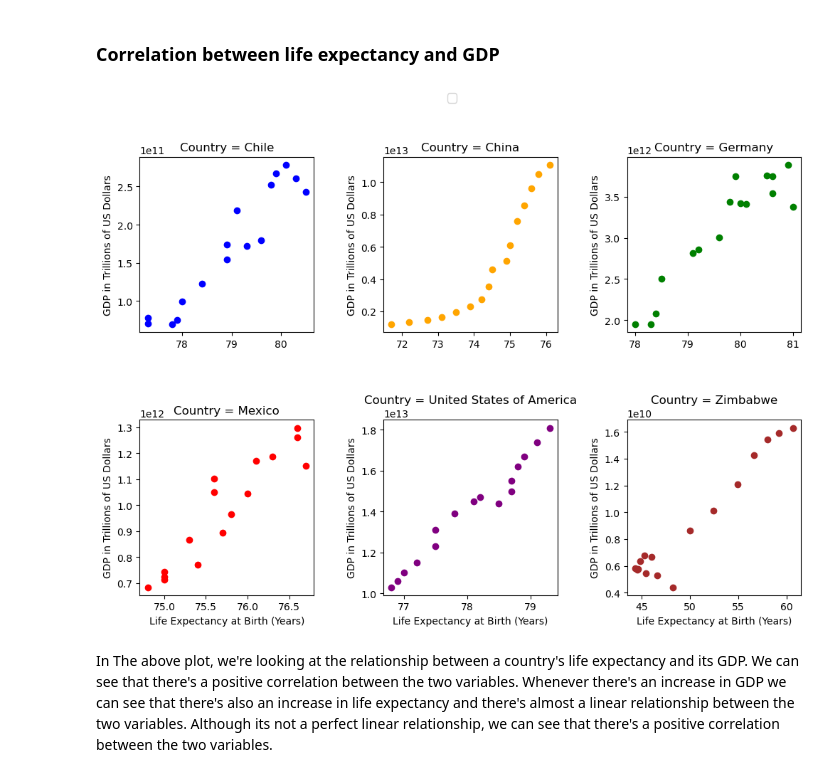
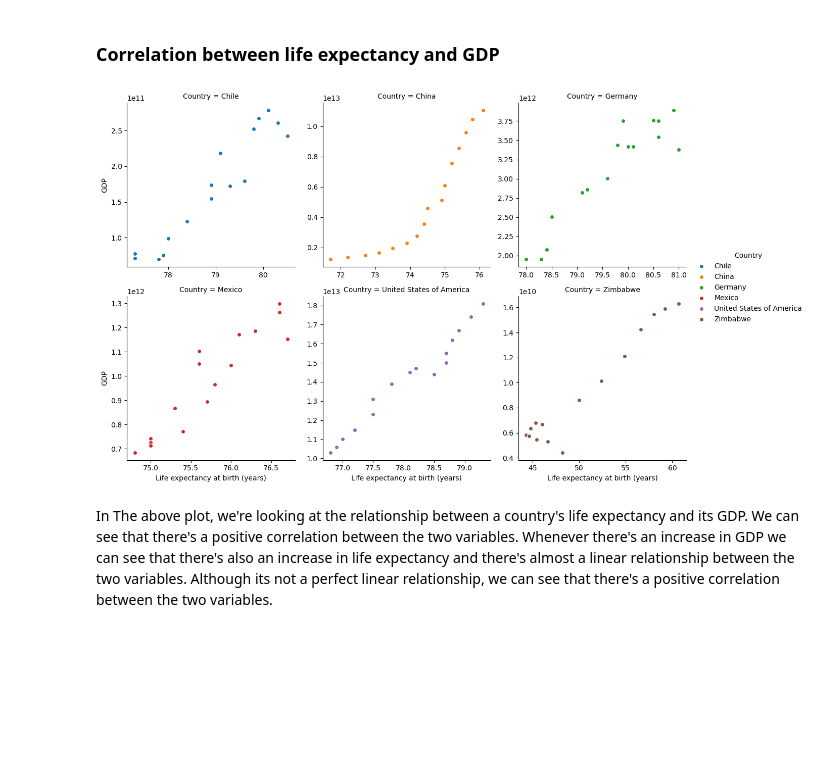
Before and after one commit to Tovborg/Life-Expectancy-and-GDP, a Jupyter notebook: life_expectancy_gdp.ipynb, the cells around one changed output. Drawn from its saved outputs; the diff is of its cells as text; code cells hidden in the pictures; blank space fills up the shorter version.

Commit message:
Cleaned up correlation scatter plot by using sns.FacetGrid

```diff
--- a/life_expectancy_gdp.ipynb
+++ b/life_expectancy_gdp.ipynb
@@ -41,38 +41,13 @@ health_data.head()
 Here we will be doing the analysis of the data. We will mainly use different plots to visualize and analyze the data.
 # %% [markdown]
 ### Correlation between life expectancy and GDP
-# %%
-# subplot
-fig, (ax1, ax2) = plt.subplots(2,3)
-fig.subplots_adjust(hspace=0.5, wspace=0.4)
-fig.set_size_inches(12, 8)
-
-# Create a legend that will be shared across all subplots
-
-ax1[0].set_ylabel('GDP in Trillions of US Dollars')
-ax2[0].set_ylabel('GDP in Trillions of US Dollars')
-
-for i in range(3):
-    ax2[i].set_xlabel('Life Expectancy at Birth (Years)')
-
-fig.legend(['Chile', 'China', 'Germany', 'Mexico', 'United States of America', 'Zimbabwe'], loc='upper center', ncol=3, fontsize=12)
-
-def create_subplot(country, ax, color='blue'):
-    life_expectancy = health_data[health_data.Country == country]['Life expectancy at birth (years)']
-    gdp = health_data[health_data.Country == country]['GDP']
-    ax.scatter(life_expectancy, gdp, color=color)
-    ax.set_ylabel('GDP in Trillions of US Dollars')
-    ax.set_title('Country = ' + country)
-
-# Create subplots
-create_subplot('Chile', ax1[0])
-create_subplot('China', ax1[1], color='Orange')
-create_subplot('Germany', ax1[2], color='Green')
-create_subplot('Mexico', ax2[0], color='Red')
-create_subplot('United States of America', ax2[1], color='Purple')
-create_subplot('Zimbabwe', ax2[2], color='Brown')
-# %% [output]
-[figure, removed]
+# %%
+graph = sns.FacetGrid(health_data, col='Country', col_wrap=3, height=4, hue='Country', sharex=False, sharey=False)
+with warnings.catch_warnings():
+    warnings.simplefilter("ignore", category=FutureWarning)
+    graph = (graph.map(plt.scatter, 'Life expectancy at birth (years)', 'GDP', edgecolor='w').add_legend())
+# %% [output]
+[figure, added]
 # %% [markdown]
 In The above plot, we're looking at the relationship between a country's life expectancy and its GDP. We can see that there's a positive correlation between the two variables. Whenever there's an increase in GDP we can see that there's also an increase in life expectancy and there's almost a linear relationship between the two variables. Although its not a perfect linear relationship, we can see that there's a positive correlation between the two variables.
 # %% [markdown]
```
Also changed, not shown: parts of 1 cell of this notebook.
